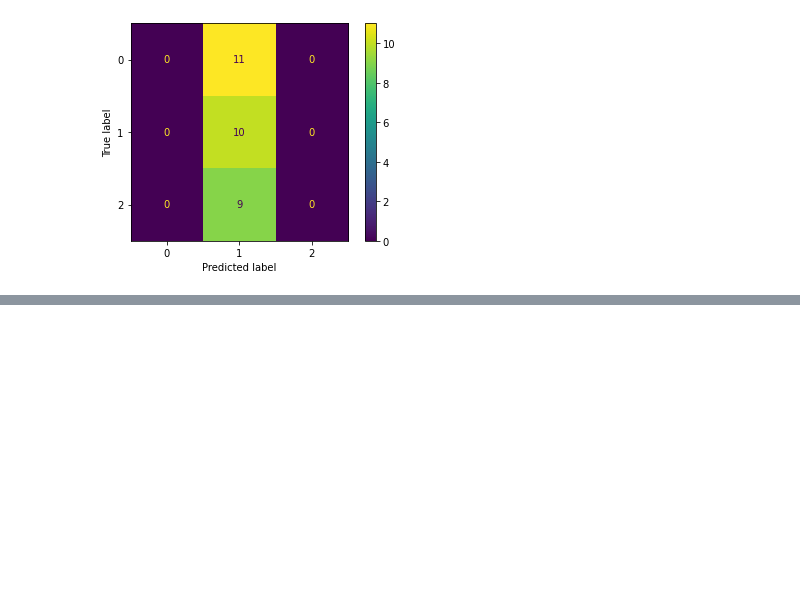
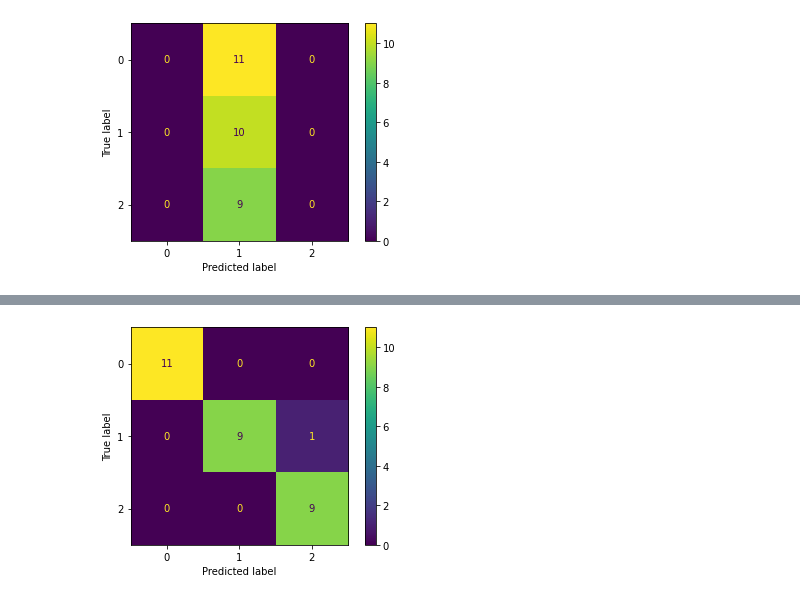
Before and after one commit to kolekeita/Travaux-pratiques-en-Machine-Learning, a Jupyter notebook: Iris_Fleur/Untitled.ipynb, the cells around one changed output, grey strips where cells are left out. Saved outputs shown, nothing was run; the diff lists cells and outputs as text; code cells hidden in the pictures; blank space fills up the shorter version.

```diff
--- a/Iris_Fleur/Untitled.ipynb
+++ b/Iris_Fleur/Untitled.ipynb
@@ -821,0 +914,5 @@ cm_display = ConfusionMatrixDisplay(cm2).plot()
+# %%
+C2=confusion_matrix(y_test,resu2)
+_=ConfusionMatrixDisplay(C2).plot()
+# %% [output]
+[figure, added]
```
Also changed, not shown: parts of 18 cells of this notebook, 1 other file.
